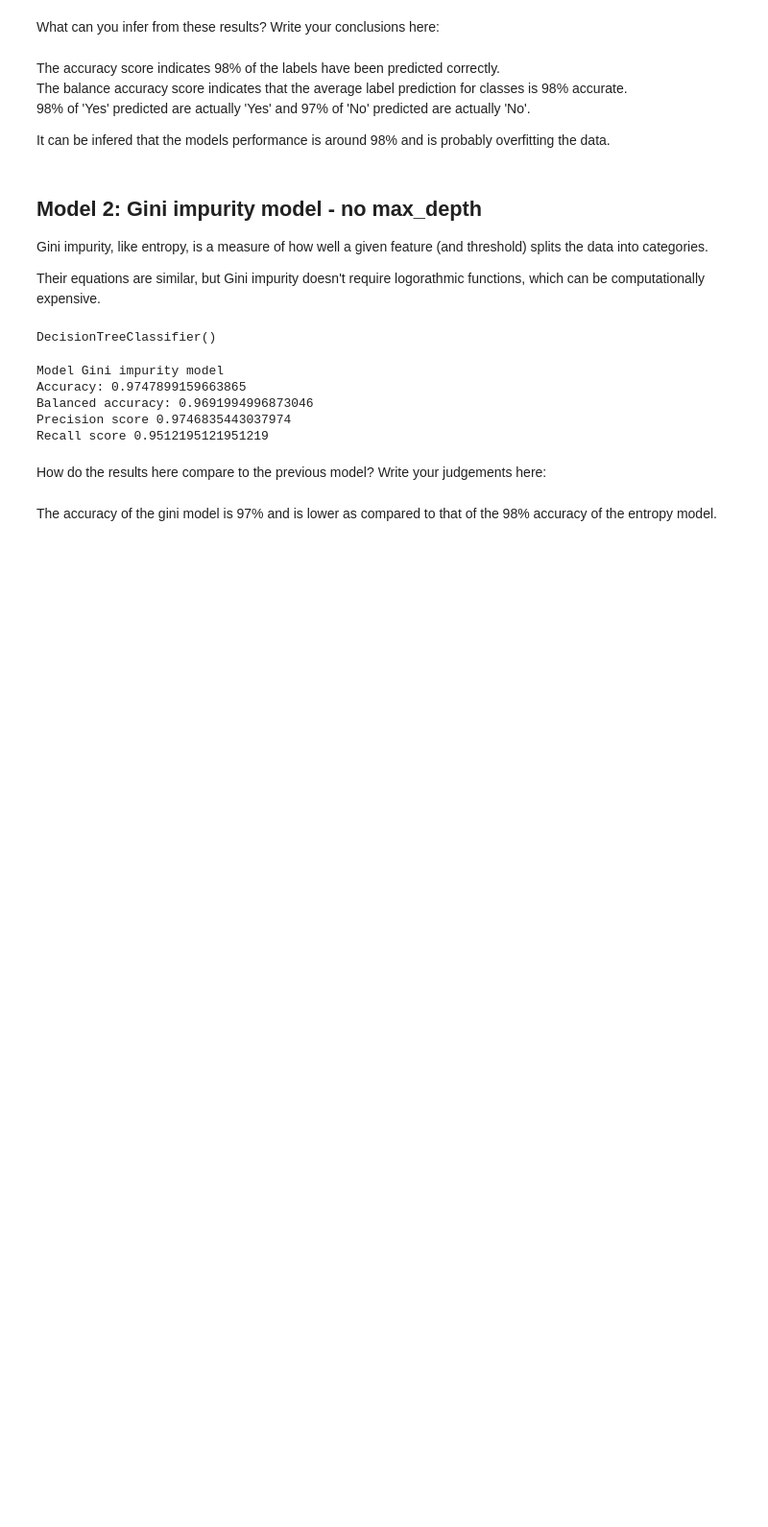
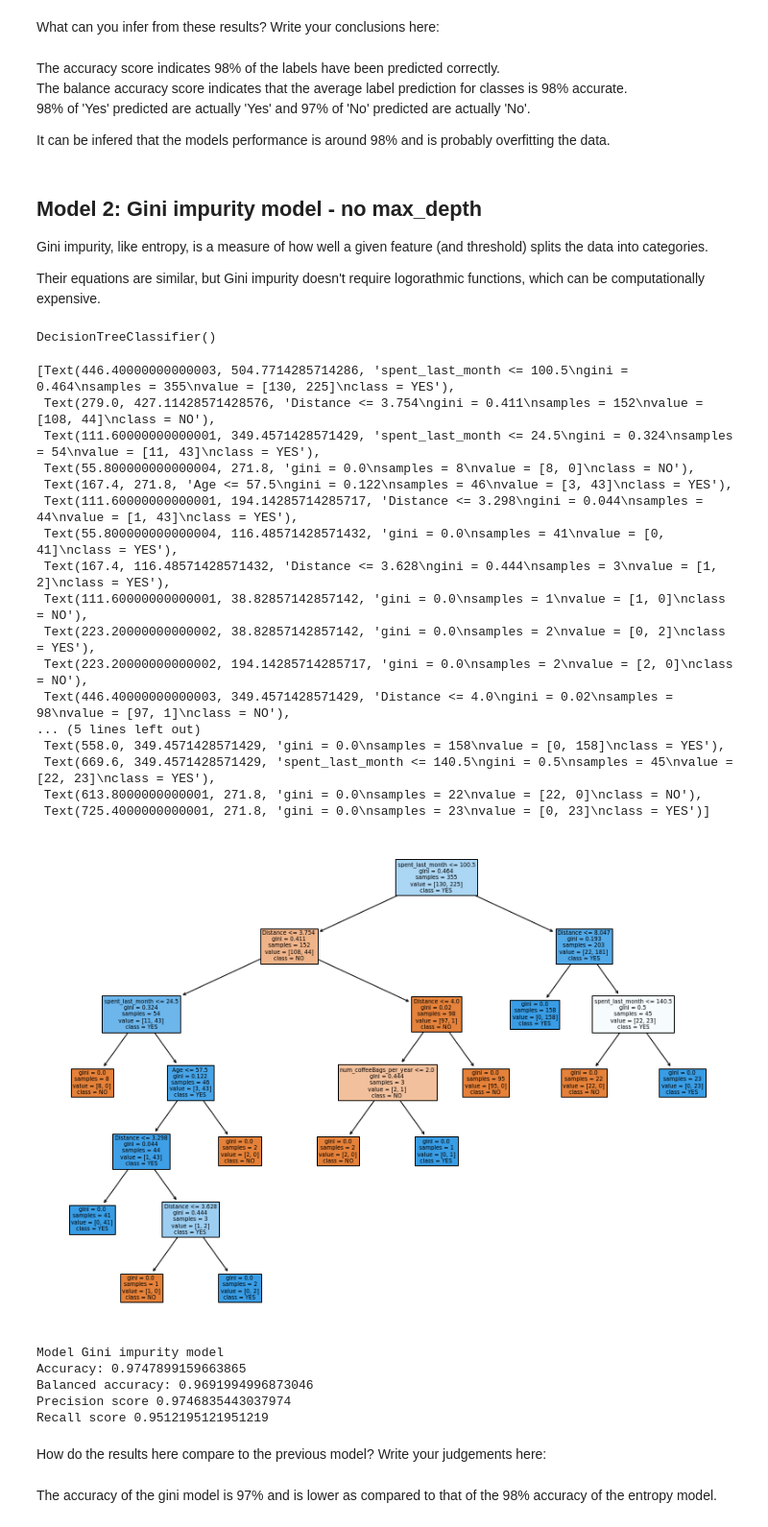
Before and after one commit to SharmaPranoti/Springboard, a Jupyter notebook: DecisionTreeSpecialtyCoffeeCaseStudy/DecisionTreeSpecialtyCoffeeCaseStudyTier 3.ipynb, the cells around one changed output. Shown at 96% size. Drawn from its saved outputs; the diff is of its cells as text; code cells hidden in the pictures; blank space fills up the shorter version.

```diff
--- a/DecisionTreeSpecialtyCoffeeCaseStudy/DecisionTreeSpecialtyCoffeeCaseStudyTier 3.ipynb
+++ b/DecisionTreeSpecialtyCoffeeCaseStudy/DecisionTreeSpecialtyCoffeeCaseStudyTier 3.ipynb
@@ -422,14 +457,37 @@ gini_model
 # %% [output]
 DecisionTreeClassifier()
 # %%
-dot_data = StringIO()
+#Visualise tree
+'''dot_data = StringIO()
 tree.export_graphviz(gini_model , out_file=dot_data,
                 filled=True, rounded=True,
                 special_characters=True, feature_names=X_train.columns,class_names = ["NO", "YES"])
 
 # Alternatively for class_names use gini_model.classes_
 graph = pydotplus.graph_from_dot_data(dot_data.getvalue())
-Image(graph.create_png())
+Image(graph.create_png())'''
+
+plt.figure(figsize=(14,10))
+tree.plot_tree(gini_model, class_names = ["NO", "YES"],  feature_names=X_train.columns, filled=True)
+# %% [output]
+[Text(446.40000000000003, 504.7714285714286, 'spent_last_month <= 100.5\ngini = 0.464\nsamples = 355\nvalue = [130, 225]\nclass = YES'),
+ Text(279.0, 427.11428571428576, 'Distance <= 3.754\ngini = 0.411\nsamples = 152\nvalue = [108, 44]\nclass = NO'),
+ Text(111.60000000000001, 349.4571428571429, 'spent_last_month <= 24.5\ngini = 0.324\nsamples = 54\nvalue = [11, 43]\nclass = YES'),
+ Text(55.800000000000004, 271.8, 'gini = 0.0\nsamples = 8\nvalue = [8, 0]\nclass = NO'),
+ Text(167.4, 271.8, 'Age <= 57.5\ngini = 0.122\nsamples = 46\nvalue = [3, 43]\nclass = YES'),
+ Text(111.60000000000001, 194.14285714285717, 'Distance <= 3.298\ngini = 0.044\nsamples = 44\nvalue = [1, 43]\nclass = YES'),
+ Text(55.800000000000004, 116.48571428571432, 'gini = 0.0\nsamples = 41\nvalue = [0, 41]\nclass = YES'),
+ Text(167.4, 116.48571428571432, 'Distance <= 3.628\ngini = 0.444\nsamples = 3\nvalue = [1, 2]\nclass = YES'),
+ Text(111.60000000000001, 38.82857142857142, 'gini = 0.0\nsamples = 1\nvalue = [1, 0]\nclass = NO'),
+ Text(223.20000000000002, 38.82857142857142, 'gini = 0.0\nsamples = 2\nvalue = [0, 2]\nclass = YES'),
+ Text(223.20000000000002, 194.14285714285717, 'gini = 0.0\nsamples = 2\nvalue = [2, 0]\nclass = NO'),
+ Text(446.40000000000003, 349.4571428571429, 'Distance <= 4.0\ngini = 0.02\nsamples = 98\nvalue = [97, 1]\nclass = NO'),
+... (5 lines left out)
+ Text(558.0, 349.4571428571429, 'gini = 0.0\nsamples = 158\nvalue = [0, 158]\nclass = YES'),
+ Text(669.6, 349.4571428571429, 'spent_last_month <= 140.5\ngini = 0.5\nsamples = 45\nvalue = [22, 23]\nclass = YES'),
+ Text(613.8000000000001, 271.8, 'gini = 0.0\nsamples = 22\nvalue = [22, 0]\nclass = NO'),
+ Text(725.4000000000001, 271.8, 'gini = 0.0\nsamples = 23\nvalue = [0, 23]\nclass = YES')]
+[figure, added]
 # %%
 # Run this block for model evaluation
 print("Model Gini impurity model")
```
Also changed, not shown: parts of 6 cells of this notebook.
